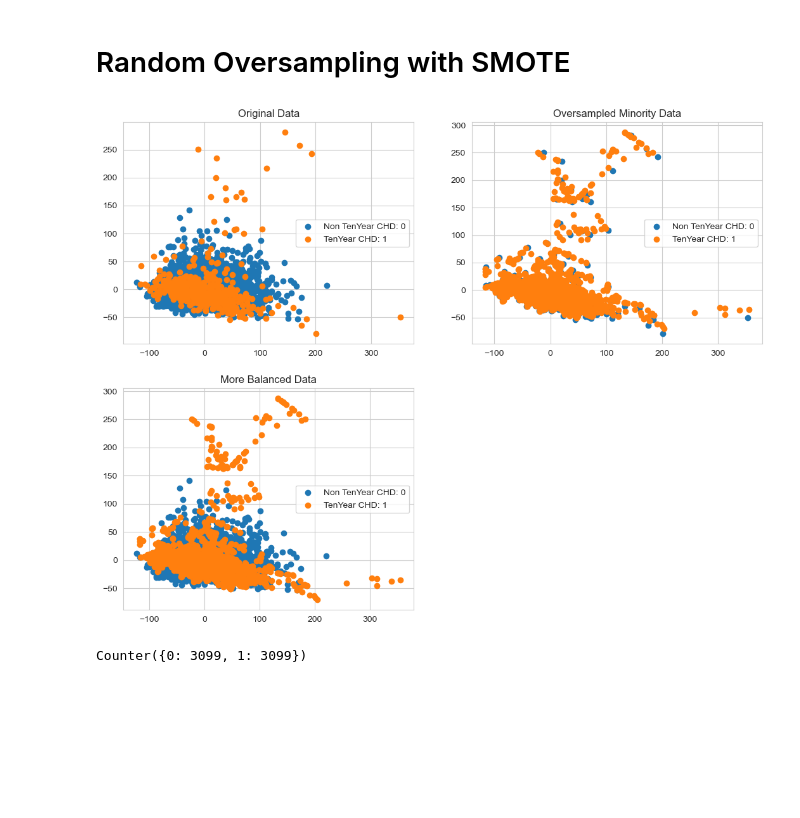
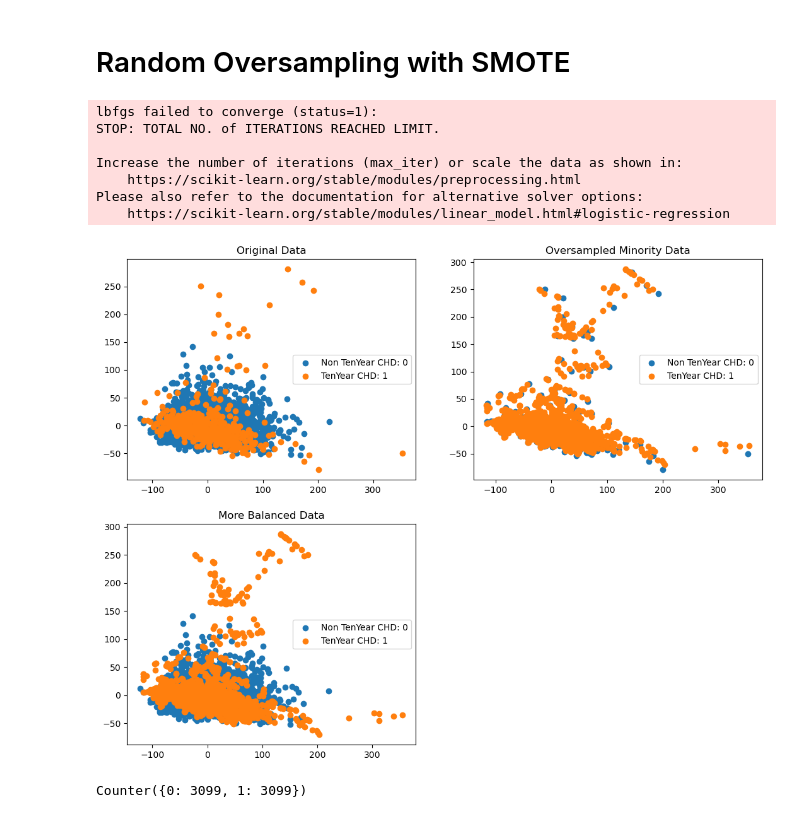
Before and after one commit to mueeze/Group14, a Jupyter notebook: heart_disease.ipynb, the cells around one changed output. Saved outputs shown, nothing was run; the diff lists cells and outputs as text; code cells hidden in the pictures; blank space fills up the shorter version.

```diff
--- a/heart_disease.ipynb
+++ b/heart_disease.ipynb
@@ -226,6 +226,13 @@ resamp_x, resamp_y= smo.fit_resample(x, y)
 
 # Display the confusion matrix
 from sklearn.metrics import confusion_matrix
+
+#loading the model
+from sklearn.linear_model import LogisticRegression
+from collections import Counter
+model = LogisticRegression(solver='lbfgs', random_state=1)
+model.fit(resamp_x,resamp_y)
+
 
 y_pred = model.predict(resamp_x)
 confusion_matrix(resamp_y, y_pred)
@@ -244,34 +251,41 @@ orig_no = pca.fit_transform(orig_0)
 orig_yes = pca.fit_transform(orig_1)
 resamp_no = pca.fit_transform(resamp_0)
 resamp_yes = pca.fit_transform(resamp_1)
 
 ono_x = orig_no[:, 0]
 ono_y = orig_no[:, 1]
 oyes_x = orig_yes[:, 0]
 oyes_y = orig_yes[:, 1]
 rno_x = resamp_no[:, 0]
 rno_y = resamp_no[:, 1]
 ryes_x = resamp_yes[:, 0]
 ryes_y = resamp_yes[:, 1]
 
 fig, axs = plt.subplots(2, 2, figsize=(13, 10))
 axs= axs.flatten()
 axs[0].set_title('Original Data')
 axs[0].scatter(ono_x, ono_y, label='Non TenYear CHD: 0')
 axs[0].scatter(oyes_x, oyes_y, label='TenYear CHD: 1')
 axs[1].set_title('Oversampled Minority Data')
 axs[1].scatter(oyes_x, oyes_y, label='Non TenYear CHD: 0')
 axs[1].scatter(ryes_x, ryes_y, label='TenYear CHD: 1')
 axs[2].set_title('More Balanced Data')
 axs[2].scatter(ono_x, ono_y, label='Non TenYear CHD: 0')
 axs[2].scatter(ryes_x, ryes_y, label='TenYear CHD: 1')
 axs[0].legend()
 axs[1].legend()
 axs[2].legend()
 fig.delaxes(axs[3])
 plt.show()
 # %% [output]
+lbfgs failed to converge (status=1):
+STOP: TOTAL NO. of ITERATIONS REACHED LIMIT.
+
+Increase the number of iterations (max_iter) or scale the data as shown in:
+    https://scikit-learn.org/stable/modules/preprocessing.html
+Please also refer to the documentation for alternative solver options:
+    https://scikit-learn.org/stable/modules/linear_model.html#logistic-regression
-[figure, old version]
+[figure, new version]
 # %%
 
 Counter( resamp_y)
```
Also changed, not shown: parts of 3 cells of this notebook.
